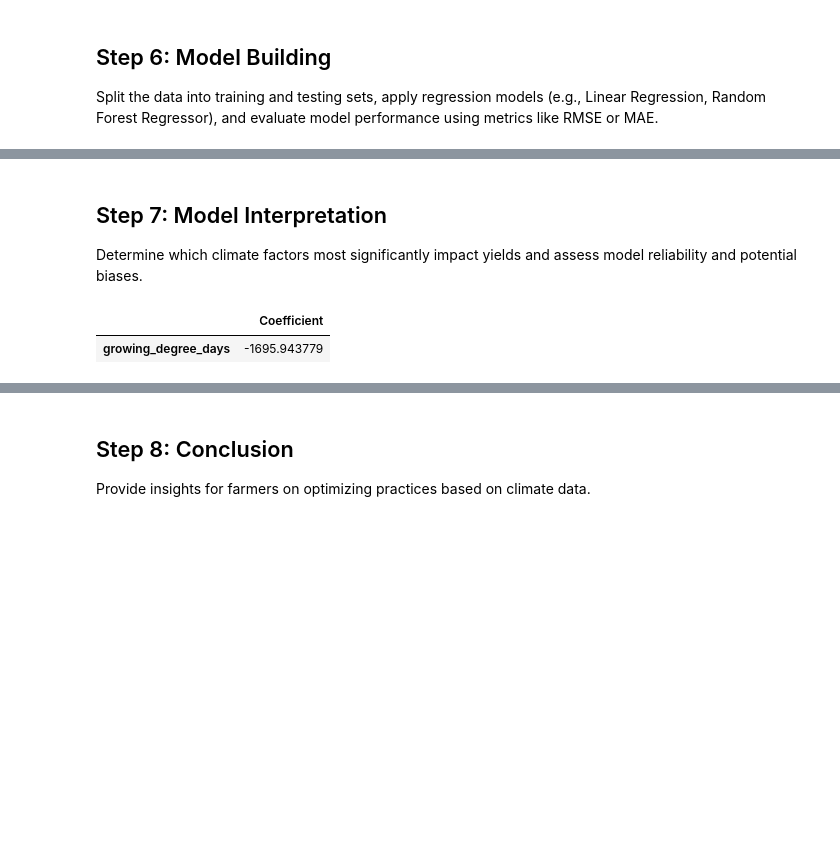
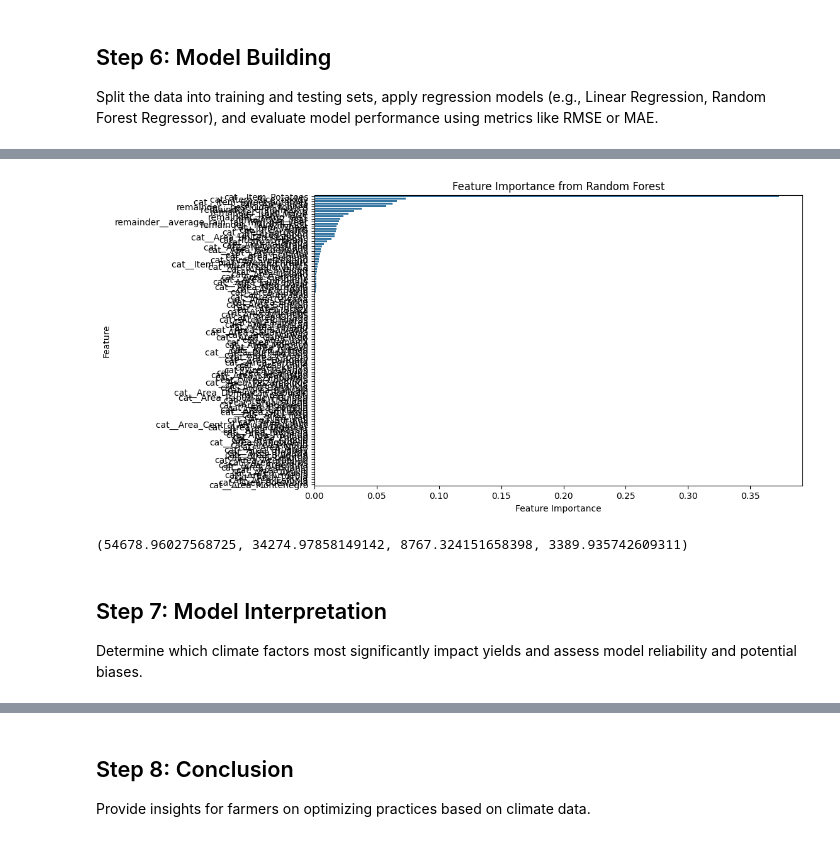
Before and after one commit to Nengock/crop-yield-prediction, a Jupyter notebook: crop_yield_prediction.ipynb, the cells around one changed output, grey strips where cells are left out. Drawn from its saved outputs; the diff is of its cells as text; code cells hidden in the pictures; blank space fills up the shorter version.

Commit message:
feat: update prediction steps

```diff
--- a/crop_yield_prediction.ipynb
+++ b/crop_yield_prediction.ipynb
@@ -161,10 +167,31 @@ R^2 Score: 0.022148778858138818
+# %%
+# Feature importance from Random Forest
+feature_names = rf_pipeline.named_steps['preprocessor'].get_feature_names_out()
+feature_importances = pd.Series(rf_pipeline.named_steps['model'].feature_importances_, index=feature_names)
+feature_importances = feature_importances.sort_values(ascending=False)
+
+plt.figure(figsize=(10, 6))
+sns.barplot(x=feature_importances, y=feature_importances.index)
+plt.xlabel('Feature Importance')
+plt.ylabel('Feature')
+plt.title('Feature Importance from Random Forest')
+plt.show()
+# %% [output]
+[figure, added]
+# %%
+# Feature importance from Random Forest
+feature_names = rf_pipeline.named_steps['preprocessor'].get_feature_names_out()
+feature_importances = pd.Series(rf_pipeline.named_steps['model'].feature_importances_, index=feature_names)
+feature_importances = feature_importances.sort_values(ascending=False).head(10)
+
+plt.figure(figsize=(10, 6))
+sns.barplot(x=feature_importances, y=feature_importances.index)
+plt.xlabel('Feature Importance')
+plt.ylabel('Feature')
+plt.title('Feature Importance from Random Forest')
+plt.show()
+# %% [output]
+(54678.96027568725, 34274.97858149142, 8767.324151658398, 3389.935742609311)
 # %% [markdown]
 ## Step 7: Model Interpretation
 Determine which climate factors most significantly impact yields and assess model reliability and potential biases.
-# %%
-# Example of interpreting model coefficients
-coefficients = pd.DataFrame(model.coef_, X.columns, columns=['Coefficient'])
-coefficients
-# %% [output]
-|  | Coefficient |
-| growing_degree_days | -1695.943779 |
```
Also changed, not shown: parts of 17 cells of this notebook.
